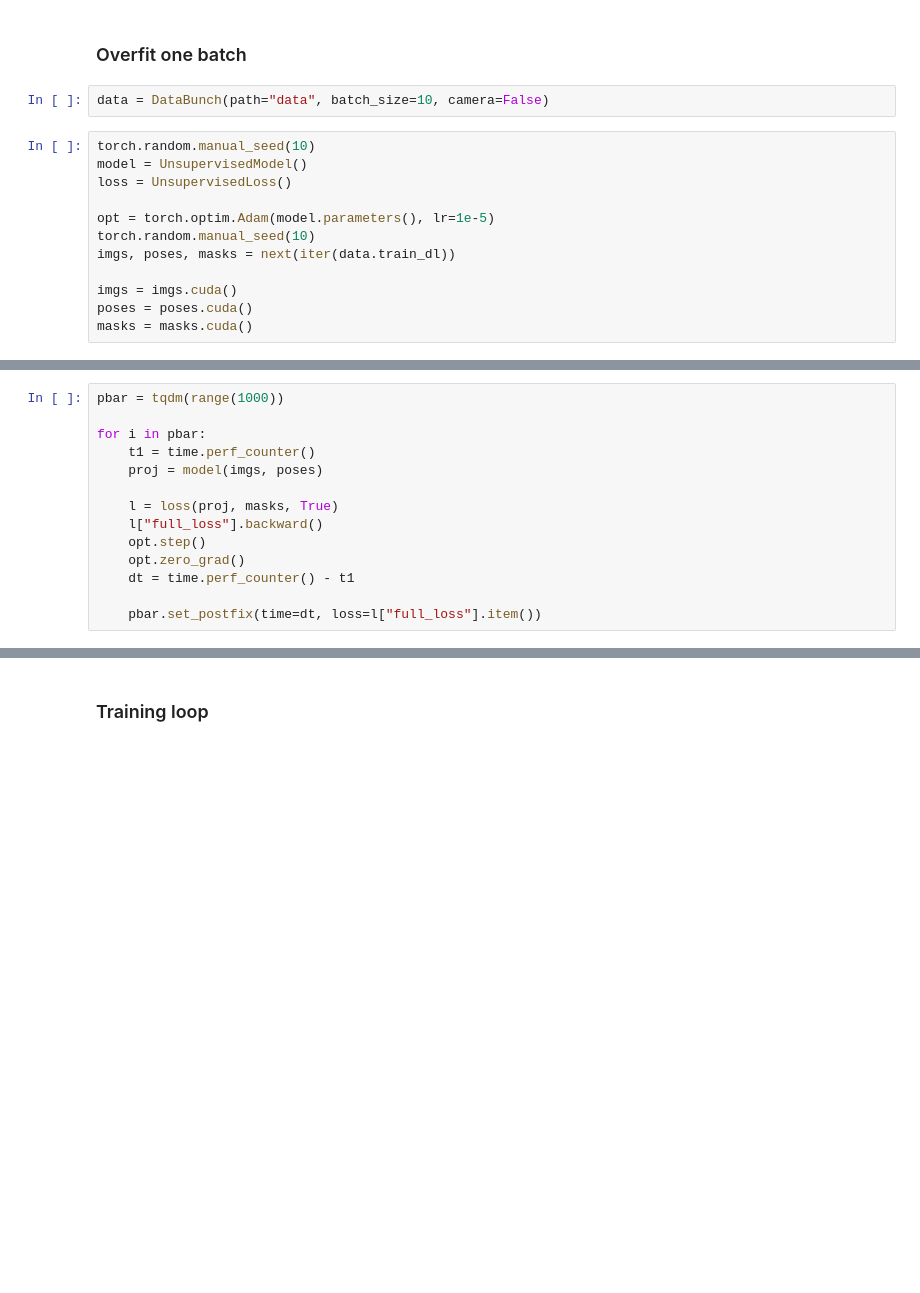
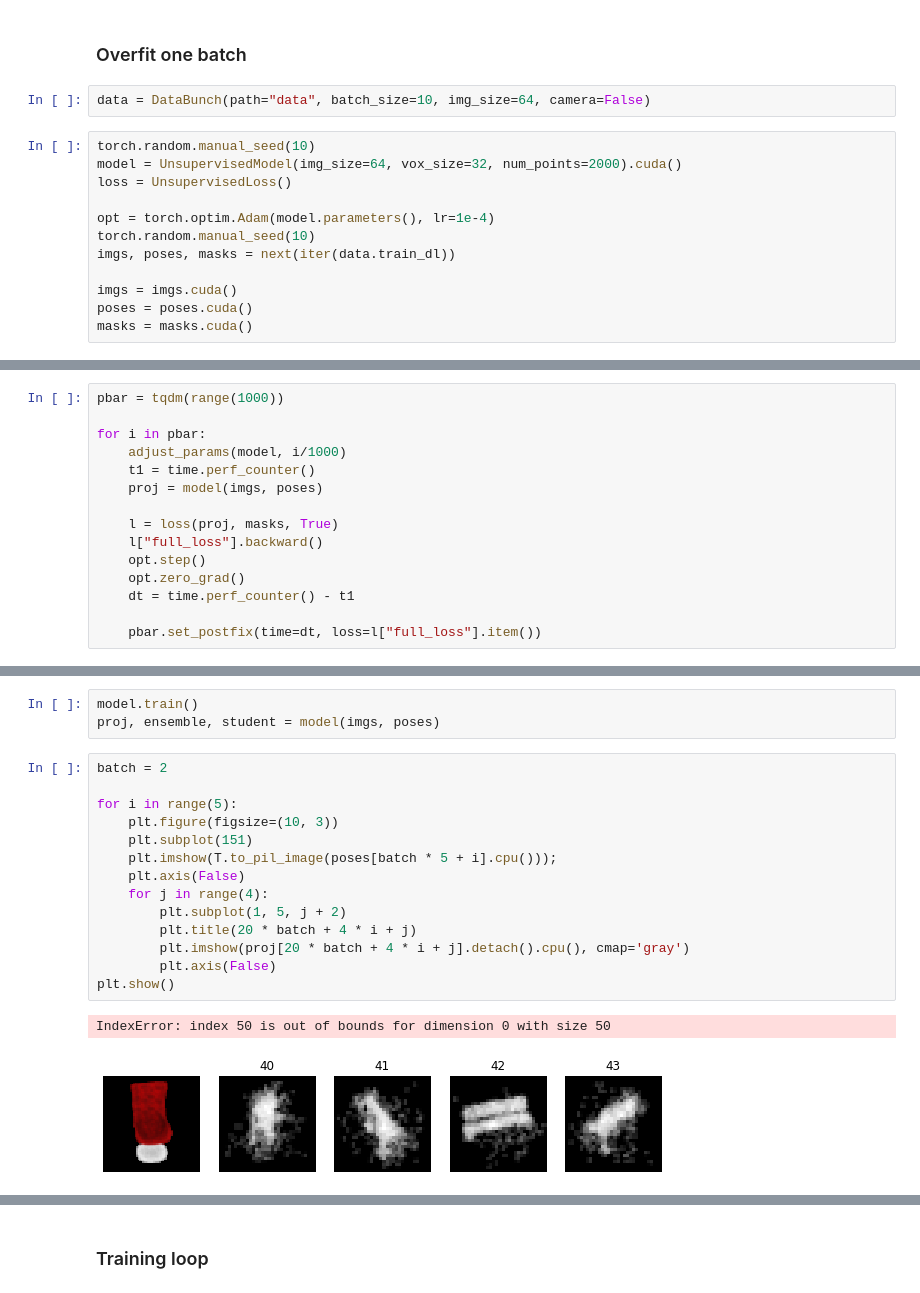
Before and after one commit to puhsu/point-clouds, a Jupyter notebook: point_clouds.ipynb, the cells around one changed output, grey strips where cells are left out. Drawn from its saved outputs; the diff is of its cells as text; blank space fills up the shorter version.

```diff
--- a/point_clouds.ipynb
+++ b/point_clouds.ipynb
@@ -649,13 +649,13 @@ Lets try to overfit one example and see what happens
 # %% [markdown]
 ### Overfit one batch
 # %%
-data = DataBunch(path="data", batch_size=10, camera=False)
+data = DataBunch(path="data", batch_size=10, img_size=64, camera=False)
 # %%
 torch.random.manual_seed(10)
-model = UnsupervisedModel()
+model = UnsupervisedModel(img_size=64, vox_size=32, num_points=2000).cuda()
 loss = UnsupervisedLoss()
 
-opt = torch.optim.Adam(model.parameters(), lr=1e-5)
+opt = torch.optim.Adam(model.parameters(), lr=1e-4)
 torch.random.manual_seed(10)
 imgs, poses, masks = next(iter(data.train_dl))
 
@@ -668,6 +666,7 @@ AssertionError: Torch not compiled with CUDA enabled
 pbar = tqdm(range(1000))
 
 for i in pbar:
+    adjust_params(model, i/1000)
     t1 = time.perf_counter()
     proj = model(imgs, poses)
 
@@ -682,0 +680,20 @@ for i in pbar:
+# %%
+model.train()
+proj, ensemble, student = model(imgs, poses)
+# %%
+batch = 2
+
+for i in range(5):
+    plt.figure(figsize=(10, 3))
+    plt.subplot(151)
+    plt.imshow(T.to_pil_image(poses[batch * 5 + i].cpu()));
+    plt.axis(False)
+    for j in range(4):
+        plt.subplot(1, 5, j + 2)
+        plt.title(20 * batch + 4 * i + j)
+        plt.imshow(proj[20 * batch + 4 * i + j].detach().cpu(), cmap='gray')
+        plt.axis(False)
+plt.show()
+# %% [output]
+IndexError: index 50 is out of bounds for dimension 0 with size 50
+[figure, added]
```
Also changed, not shown: parts of 8 cells of this notebook.
